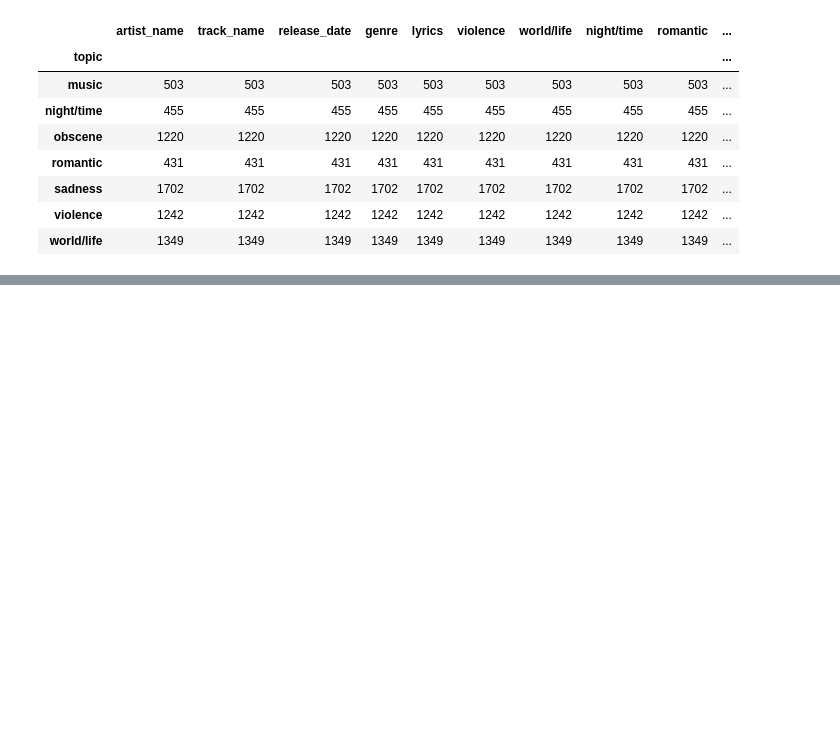
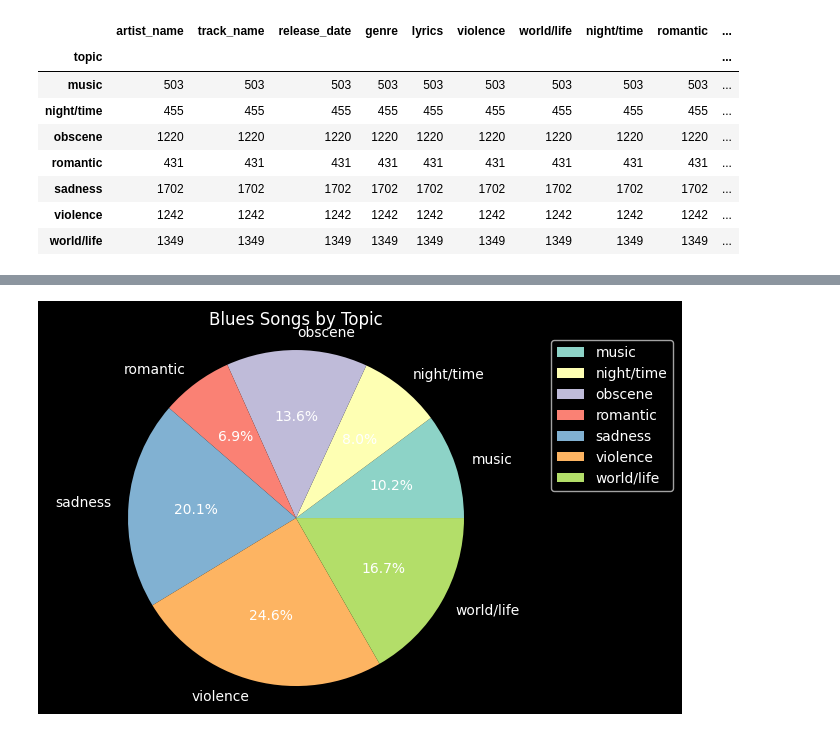
Before and after one commit to jarviswynn123/Team_Week, a Jupyter notebook: alex.ipynb, the cells around one changed output, grey strips where cells are left out. Cells and saved outputs as stored; diff of their text form; code cells hidden in the pictures; blank space fills up the shorter version.

```diff
--- a/alex.ipynb
+++ b/alex.ipynb
@@ -137,0 +208,18 @@ music_topics_pop.groupby(by="topic").count()
+# %%
+num_topics_blues = [453, 355, 605, 309, 894, 1096, 745]
+
+fig_blues, ax_blues = plt.subplots()
+
+ax_blues.pie(num_topics_blues, labels= labels, autopct="%1.1f%%")
+
+ax_blues.axis('equal')
+
+plt.title('Blues Songs by Topic')
+
+plt.style.use('dark_background')
+
+plt.legend(labels, bbox_to_anchor=(1,1), loc='best')
+
+plt.show()
+# %% [output]
+[figure, added]
```
Also changed, not shown: parts of 13 cells of this notebook.
